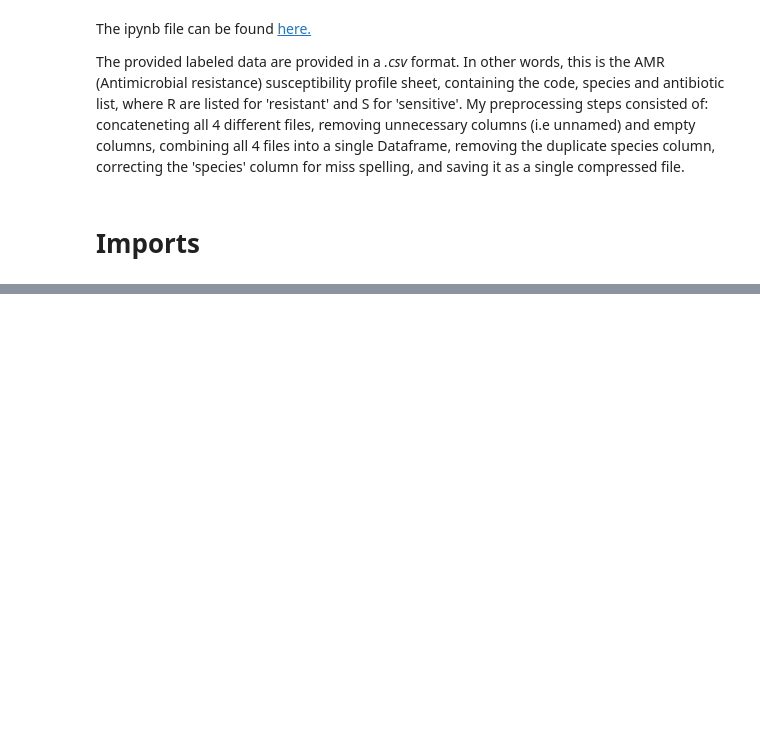
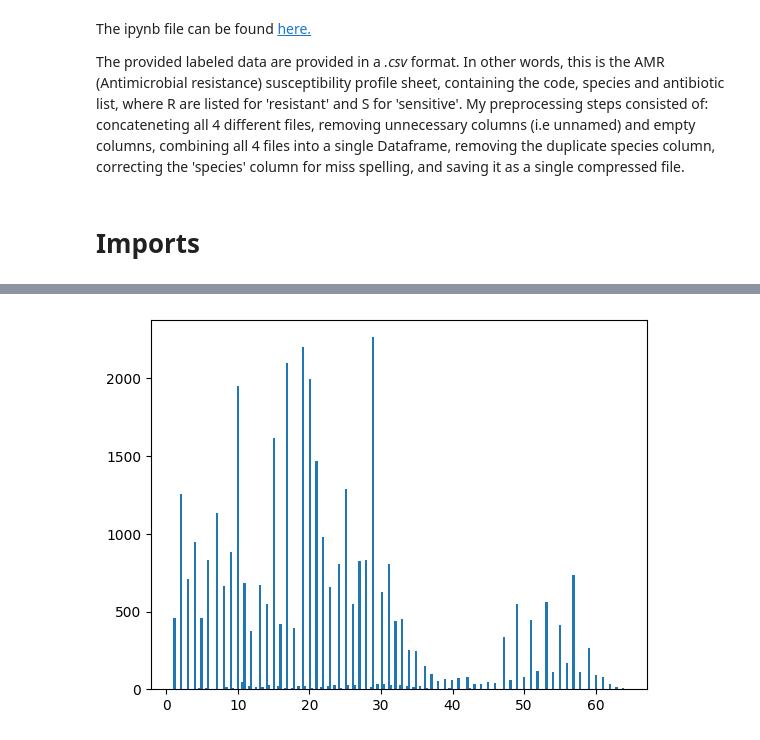
Before and after one commit to AkindeKadjo/MALDI-TOF_Mass_Spectra_Resistance_to_Antibiotics, a Jupyter notebook: MS_resistance_prediction.ipynb, the cells around one changed output, grey strips where cells are left out. Saved outputs shown, nothing was run; the diff lists cells and outputs as text; code cells hidden in the pictures; blank space fills up the shorter version.

```diff
--- a/MS_resistance_prediction.ipynb
+++ b/MS_resistance_prediction.ipynb
@@ -39,0 +101,4 @@ The provided labeled data are provided in a *.csv* format. In other words, this
+# %%
+#overview of entered values
+x = label_df.drop(columns =['code', 'species'])
+x.apply(pd.Series.value_counts)
@@ -39,0 +119,5 @@ The provided labeled data are provided in a *.csv* format. In other words, this
+# %%
+x = x.replace('\\n', '', regex=True)
+x_values = x.replace(['R(2)','R',"R(1), I(1)",'I','R(1), I(1), S(1)','R(1), S(1)','I(1), S(1)','S','S(2)', np.nan],
+                     [3.5,3,2.5, 2,2,2,1.5,1,0.5, 0])
+x_values.apply(pd.Series.value_counts)
@@ -39,0 +135,4 @@ The provided labeled data are provided in a *.csv* format. In other words, this
+# %%
+label_df['AMR_Index'] = x_values.sum(axis=1)
+amr_label = label_df[['code','AMR_Index']]
+amr_label.head()
@@ -39,0 +148,5 @@ The provided labeled data are provided in a *.csv* format. In other words, this
+# %%
+#removing
+print(f'amr_label shape before cleaning {amr_label.shape}')
+amr_label= amr_label.loc[amr_label['AMR_Index'] > 0]
+print(f'amr_label shape after cleaning {amr_label.shape}')
@@ -39,0 +165,6 @@ The provided labeled data are provided in a *.csv* format. In other words, this
+# %%
+# a quick look at the AMR_Index distribution
+plt.hist(amr_label['AMR_Index'], bins = 200)
+plt.show()
+# %% [output]
+[figure, added]
```
Also changed, not shown: parts of 24 cells of this notebook, 2 other files.
